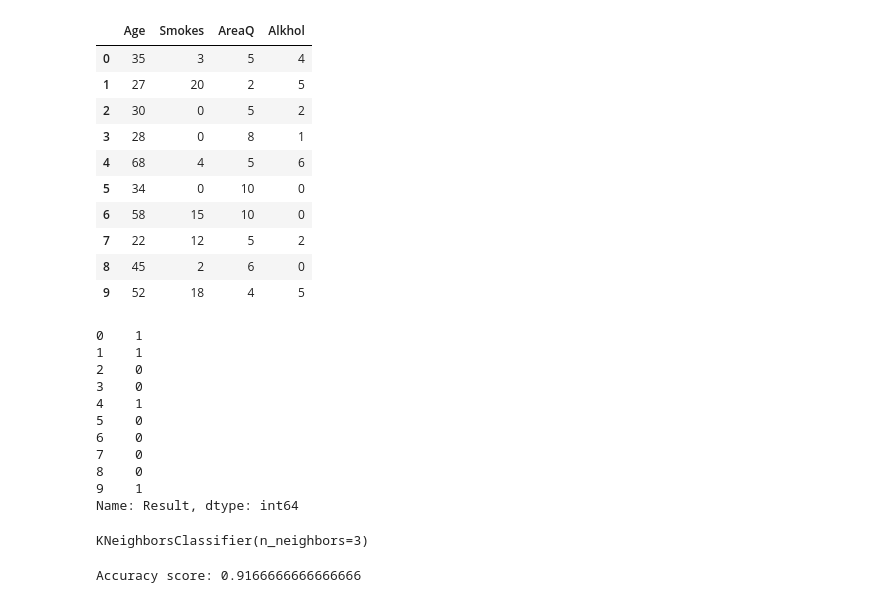
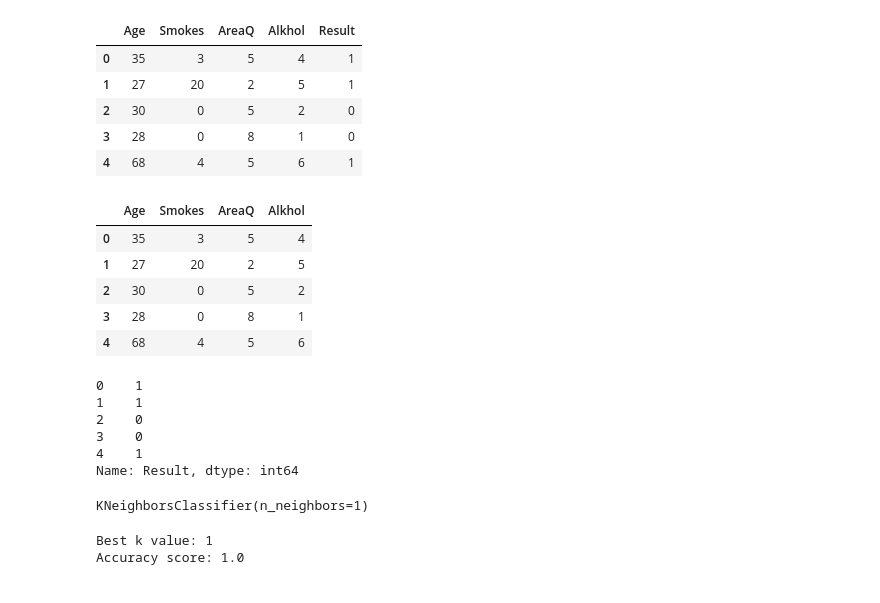
Before and after one commit to ayash01/dataScienceLab, a Jupyter notebook: CO2/KNN_lung_cancer.ipynb, the cells around one changed output. Drawn from its saved outputs; the diff is of its cells as text; code cells hidden in the pictures.

```diff
--- a/CO2/KNN_lung_cancer.ipynb
+++ b/CO2/KNN_lung_cancer.ipynb
@@ -5,4 +10,4 @@ from sklearn.neighbors import KNeighborsClassifier
 # %%
-data = pd.read_csv("../res/lungcancer.csv").drop(["Name", "Surname"], axis=1)
-data.head(10)
+df = pd.read_csv("../res/lungcancer.csv")
+df.head()
 # %% [output]
@@ -20,31 +20,31 @@ data.head(10)
+# %%
+df = df.drop(["Name", "Surname"], axis = 1)
+df.head()
+# %% [output]
+|  | Age | Smokes | AreaQ | Alkhol | Result |
+| 0 | 35 | 3 | 5 | 4 | 1 |
+| 1 | 27 | 20 | 2 | 5 | 1 |
+| 2 | 30 | 0 | 5 | 2 | 0 |
+| 3 | 28 | 0 | 8 | 1 | 0 |
+| 4 | 68 | 4 | 5 | 6 | 1 |
 # %%
-x = data.drop("Result", axis = 1)
-x.head(10)
+x = df.drop("Result", axis = 1)
+x.head()
 # %% [output]
 |  | Age | Smokes | AreaQ | Alkhol |
 | 0 | 35 | 3 | 5 | 4 |
 | 1 | 27 | 20 | 2 | 5 |
 | 2 | 30 | 0 | 5 | 2 |
 | 3 | 28 | 0 | 8 | 1 |
 | 4 | 68 | 4 | 5 | 6 |
-| 5 | 34 | 0 | 10 | 0 |
-| 6 | 58 | 15 | 10 | 0 |
-| 7 | 22 | 12 | 5 | 2 |
-| 8 | 45 | 2 | 6 | 0 |
-| 9 | 52 | 18 | 4 | 5 |
 # %%
-y = data["Result"]
-y.head(10)
+y = df["Result"]
+y.head()
 # %% [output]
 0    1
 1    1
 2    0
 3    0
 4    1
-5    0
-6    0
-7    0
-8    0
-9    1
 Name: Result, dtype: int64
 # %%
@@ -52,9 +70,13 @@ x_train, x_test, y_train, y_test = train_test_split(x, y, test_size=0.2, random_
 # %%
-knn = KNeighborsClassifier(n_neighbors = 3)
-knn.fit(x_train, y_train)
+KNN = KNeighborsClassifier(n_neighbors = best_k)
+KNN.fit(x_train, y_train)
 # %% [output]
-KNeighborsClassifier(n_neighbors=3)
+KNeighborsClassifier(n_neighbors=1)
-# %%
-print("Accuracy score:", knn.score(x_test, y_test))
-# %% [output]
-Accuracy score: 0.9166666666666666
+# %%
+y_pred = KNN.predict(x_test)
+accuracy = accuracy_score(y_test, y_pred)
+print("Best k value:", best_k)
+print("Accuracy score:", accuracy)
+# %% [output]
+Best k value: 1
+Accuracy score: 1.0
```
Also changed, not shown: parts of 6 cells of this notebook, 3 other files.
